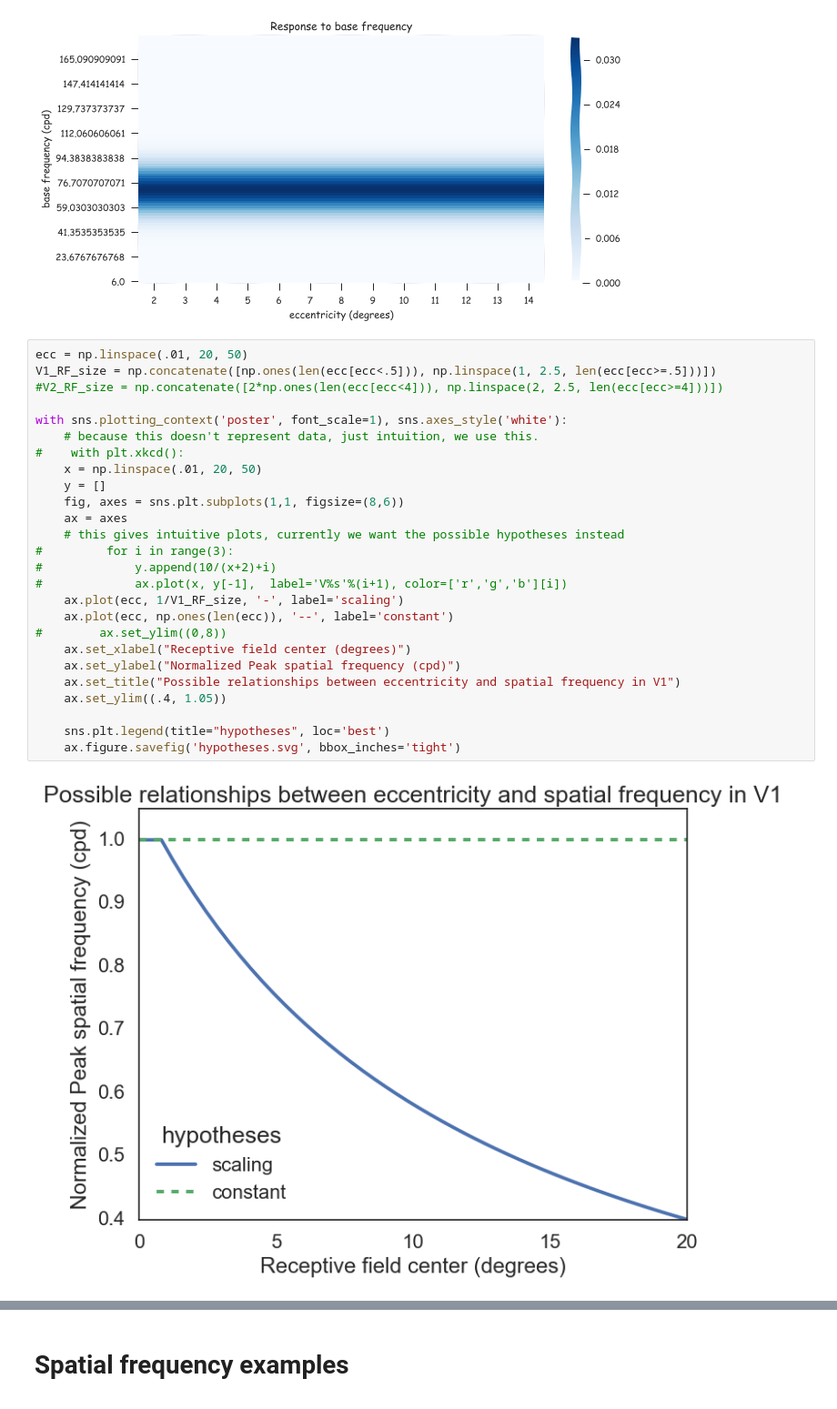
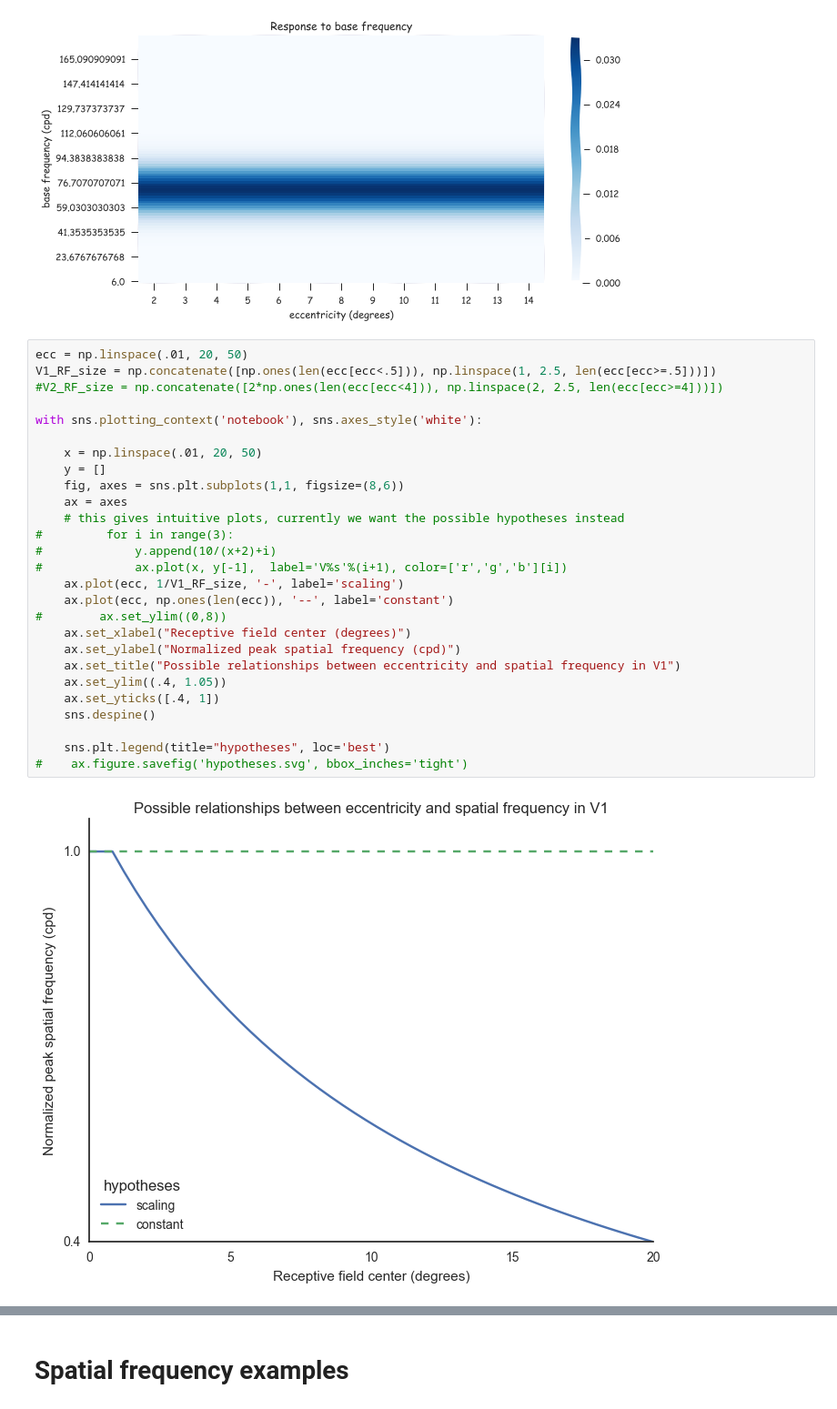
Before and after one commit to billbrod/spatial-frequency-preferences, a Jupyter notebook: notebooks/01-Background.ipynb, the cells around one changed output, grey strips where cells are left out. Shown at 91% size. Saved outputs shown, nothing was run; the diff lists cells and outputs as text.

Commit message:
updates notebooks
these are still far from finished

```diff
--- a/notebooks/01-Background.ipynb
+++ b/notebooks/01-Background.ipynb
@@ -222,28 +222,29 @@ ax.set_title("Response to base frequency")
 # %%
 ecc = np.linspace(.01, 20, 50)
 V1_RF_size = np.concatenate([np.ones(len(ecc[ecc<.5])), np.linspace(1, 2.5, len(ecc[ecc>=.5]))])
 #V2_RF_size = np.concatenate([2*np.ones(len(ecc[ecc<4])), np.linspace(2, 2.5, len(ecc[ecc>=4]))])
 
-with sns.plotting_context('poster', font_scale=1), sns.axes_style('white'):
-    # because this doesn't represent data, just intuition, we use this.
-#    with plt.xkcd():
+with sns.plotting_context('notebook'), sns.axes_style('white'):
+
     x = np.linspace(.01, 20, 50)
     y = []
     fig, axes = sns.plt.subplots(1,1, figsize=(8,6))
     ax = axes
     # this gives intuitive plots, currently we want the possible hypotheses instead
 #         for i in range(3):
 #             y.append(10/(x+2)+i)
 #             ax.plot(x, y[-1],  label='V%s'%(i+1), color=['r','g','b'][i])
     ax.plot(ecc, 1/V1_RF_size, '-', label='scaling')
     ax.plot(ecc, np.ones(len(ecc)), '--', label='constant')
 #        ax.set_ylim((0,8))
     ax.set_xlabel("Receptive field center (degrees)")
-    ax.set_ylabel("Normalized Peak spatial frequency (cpd)")
+    ax.set_ylabel("Normalized peak spatial frequency (cpd)")
     ax.set_title("Possible relationships between eccentricity and spatial frequency in V1")
     ax.set_ylim((.4, 1.05))
+    ax.set_yticks([.4, 1])
+    sns.despine()
 
     sns.plt.legend(title="hypotheses", loc='best')
-    ax.figure.savefig('hypotheses.svg', bbox_inches='tight')
+#    ax.figure.savefig('hypotheses.svg', bbox_inches='tight')
 # %% [output]
-[figure, old version]
+[figure, new version]
```
Also changed, not shown: parts of 12 cells of this notebook, 1 other file.
